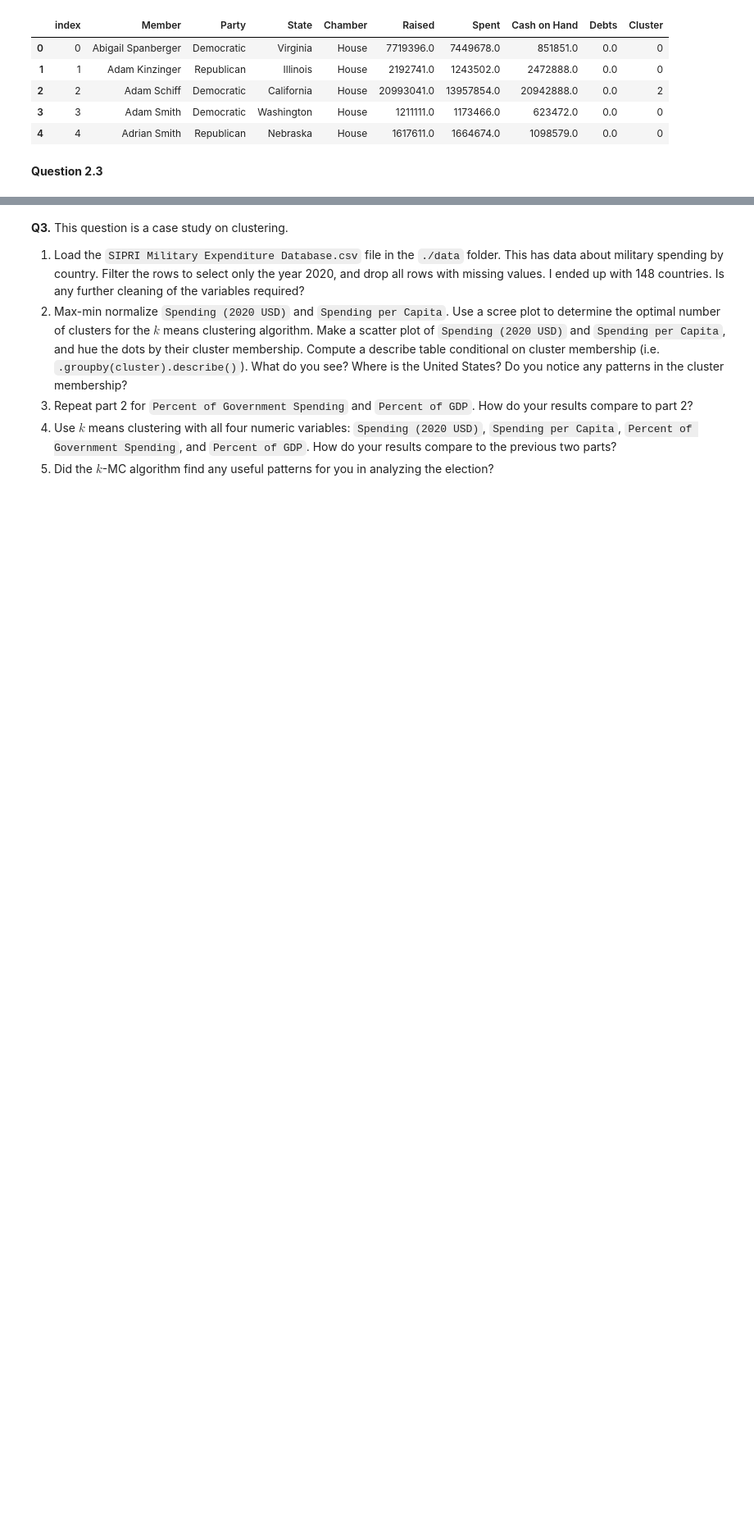
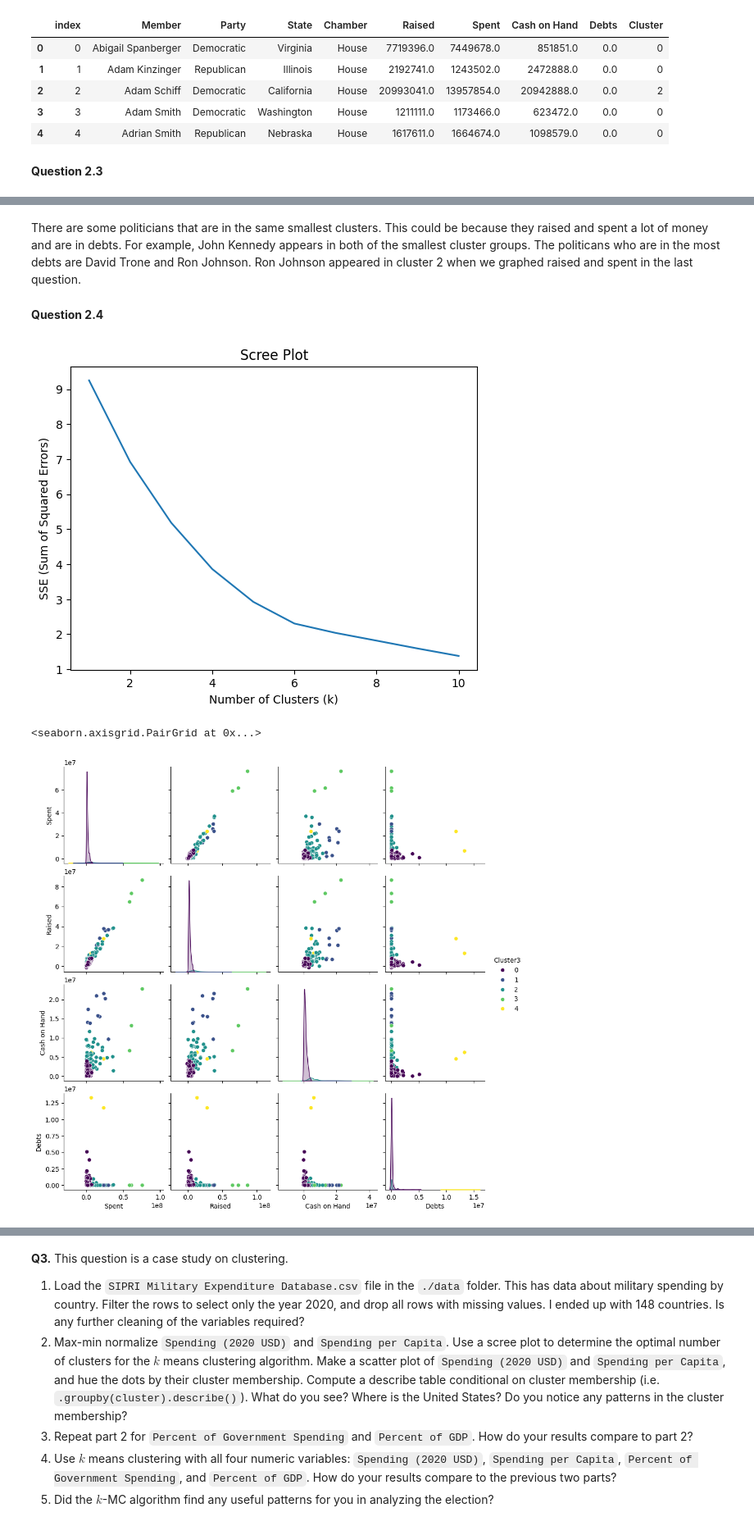
Before and after one commit to kguzman24/clustering, a Jupyter notebook: assignment/assignment_clustering.ipynb, the cells around one changed output, grey strips where cells are left out. Shown at 82% size. Cells and saved outputs as stored; diff of their text form; code cells hidden in the pictures; blank space fills up the shorter version.

```diff
--- a/assignment/assignment_clustering.ipynb
+++ b/assignment/assignment_clustering.ipynb
@@ -299,0 +370,21 @@ clean_election.head()
+# %% [markdown]
+There are some politicians that are in the same smallest clusters. This could be because they raised and spent a lot of money and are in debts. For example, John Kennedy appears in both of the smallest cluster groups. The politicans who are in the most debts are David Trone and Ron Johnson. Ron Johnson appeared in cluster 2 when we graphed raised and spent in the last question.
+# %% [markdown]
+**Question 2.4**
+# %%
+X3 = clean_election.loc[:, ['Spent', 'Raised', 'Cash on Hand', 'Debts']]
+X3= X3.apply(maxmin)
+#X3.head()
+
+kmeans_scree_plot(X3, 'Scree Plot')
+
+#k means
+optimal_k3 = 5
+kmeans = KMeans(n_clusters=optimal_k3, max_iter=300, n_init=10, random_state=0)
+clean_election["Cluster3"] = kmeans.fit_predict(X3)
+
+sns.pairplot(clean_election, vars=['Spent', 'Raised', 'Cash on Hand', 'Debts'], hue="Cluster3", palette="viridis")
+# %% [output]
+[figure, added]
+<seaborn.axisgrid.PairGrid at 0x...>
+[figure, added]
```
Also changed, not shown: parts of 13 cells of this notebook.
